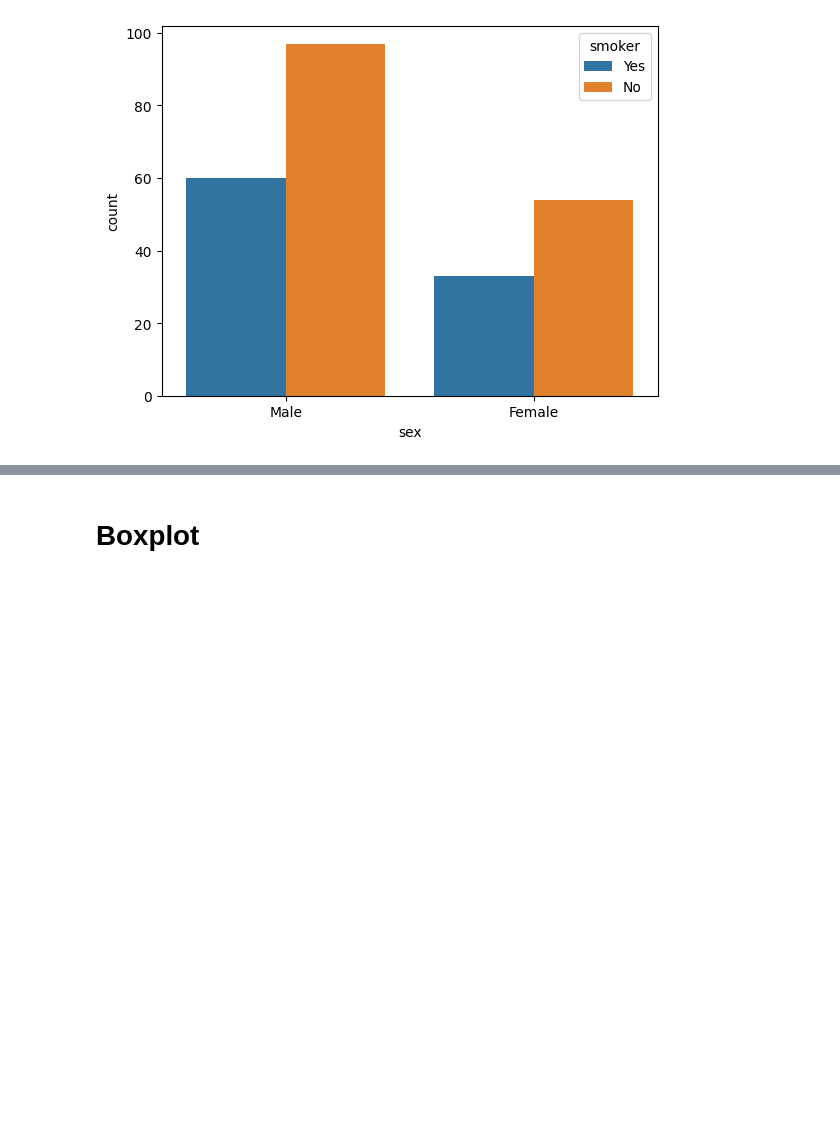
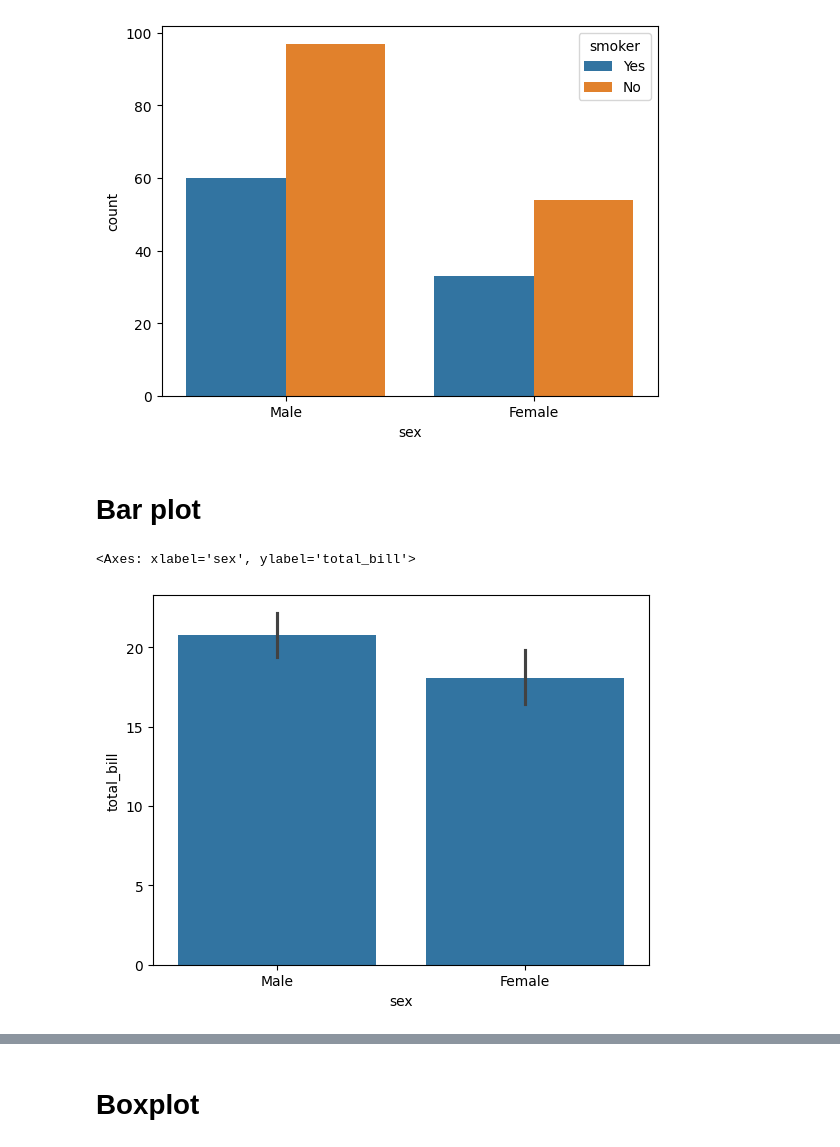
Before and after one commit to ZippoAI/Python-Data-Visualization, a Jupyter notebook: 2.Seaborn/5.CategoricalPlot.ipynb, the cells around one changed output, grey strips where cells are left out. Cells and saved outputs as stored; diff of their text form; code cells hidden in the pictures; blank space fills up the shorter version.

Commit message:
bar plot done

```diff
--- a/2.Seaborn/5.CategoricalPlot.ipynb
+++ b/2.Seaborn/5.CategoricalPlot.ipynb
@@ -82,3 +82,10 @@ sns.countplot(x = df['sex'], hue=df['smoker'])
 # %% [output]
 <Axes: xlabel='sex', ylabel='count'>
 [figure]
+# %% [markdown]
+# Bar plot
+# %%
+sns.barplot(x = df['sex'], y=df['total_bill'])
+# %% [output]
+<Axes: xlabel='sex', ylabel='total_bill'>
+[figure, added]
```
Also changed, not shown: parts of 2 cells of this notebook.
